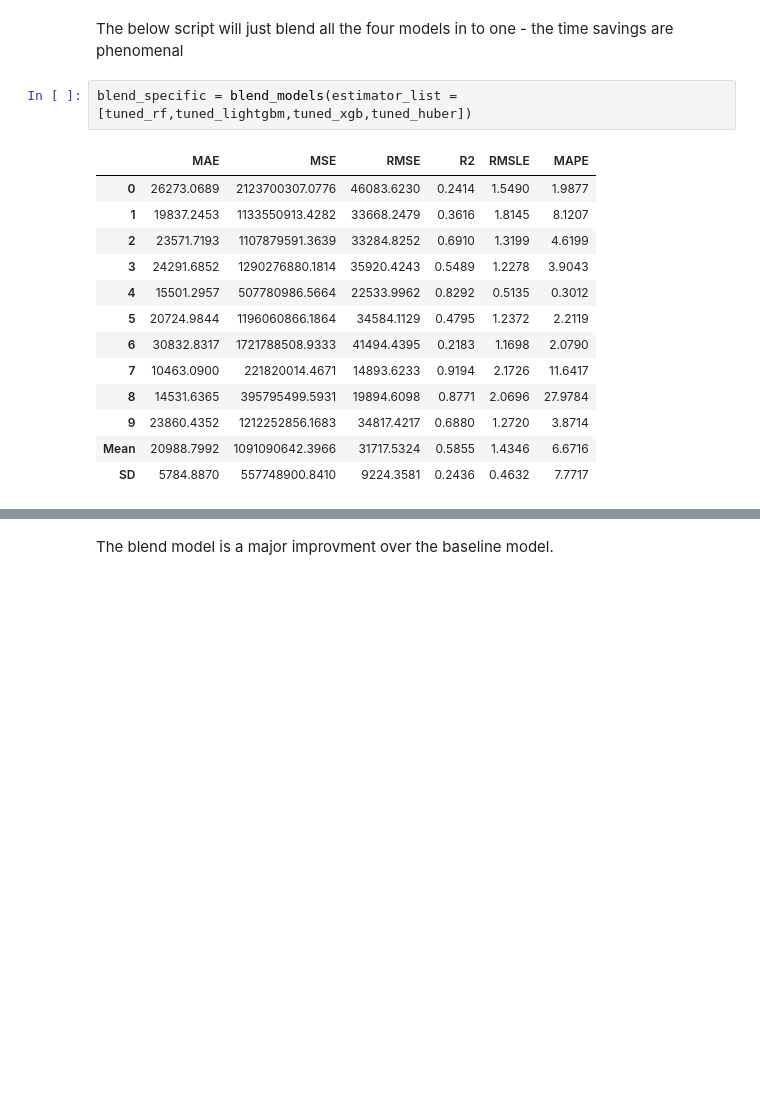
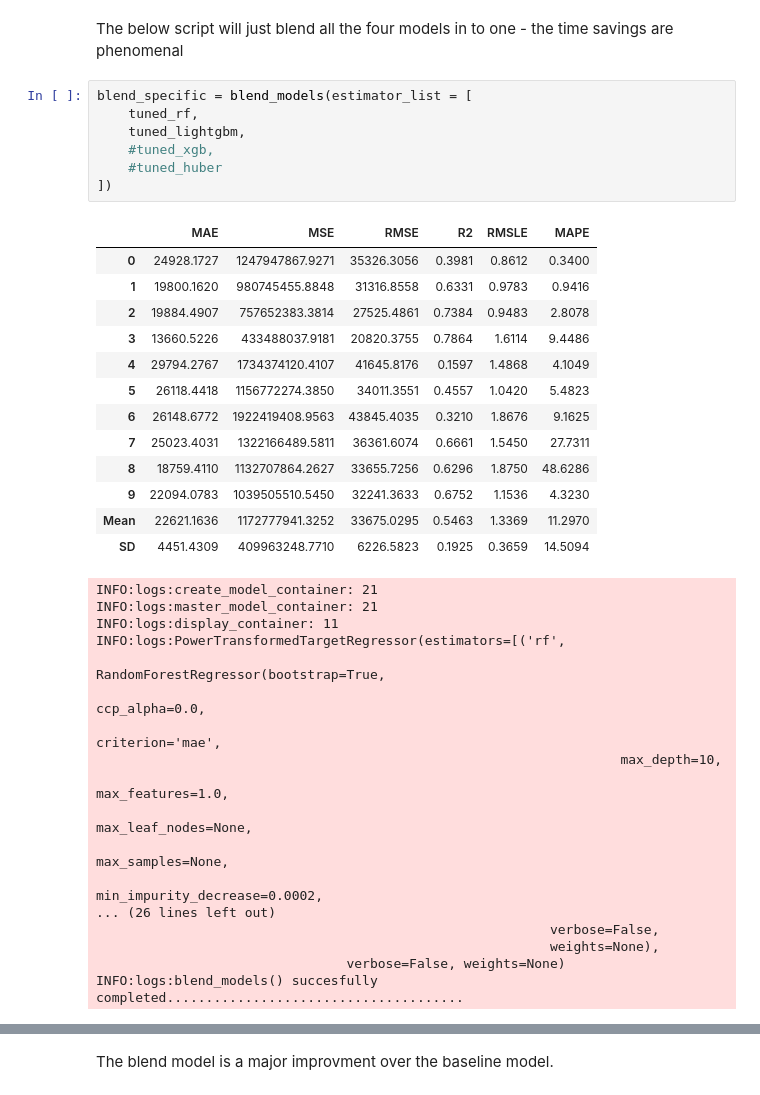
Before and after one commit to wilsonify/pycaret, a Jupyter notebook: examples/TimeSeries_Forecasting.ipynb, the cells around one changed output, grey strips where cells are left out. Cells and saved outputs as stored; diff of their text form; blank space fills up the shorter version.

```diff
--- a/examples/TimeSeries_Forecasting.ipynb
+++ b/examples/TimeSeries_Forecasting.ipynb
@@ -321,21 +672,43 @@ plot_model(tuned_huber)
 # %% [markdown]
 The below script will just blend all the four models in to one - the time savings are phenomenal
 # %%
-blend_specific = blend_models(estimator_list = [tuned_rf,tuned_lightgbm,tuned_xgb,tuned_huber])
+blend_specific = blend_models(estimator_list = [
+    tuned_rf,
+    tuned_lightgbm,
+    #tuned_xgb,
+    #tuned_huber
+])
 # %% [output]
 |  | MAE | MSE | RMSE | R2 | RMSLE | MAPE |
-| 0 | 26273.0689 | 2123700307.0776 | 46083.6230 | 0.2414 | 1.5490 | 1.9877 |
-| 1 | 19837.2453 | 1133550913.4282 | 33668.2479 | 0.3616 | 1.8145 | 8.1207 |
-| 2 | 23571.7193 | 1107879591.3639 | 33284.8252 | 0.6910 | 1.3199 | 4.6199 |
-| 3 | 24291.6852 | 1290276880.1814 | 35920.4243 | 0.5489 | 1.2278 | 3.9043 |
-| 4 | 15501.2957 | 507780986.5664 | 22533.9962 | 0.8292 | 0.5135 | 0.3012 |
-| 5 | 20724.9844 | 1196060866.1864 | 34584.1129 | 0.4795 | 1.2372 | 2.2119 |
-| 6 | 30832.8317 | 1721788508.9333 | 41494.4395 | 0.2183 | 1.1698 | 2.0790 |
-| 7 | 10463.0900 | 221820014.4671 | 14893.6233 | 0.9194 | 2.1726 | 11.6417 |
-| 8 | 14531.6365 | 395795499.5931 | 19894.6098 | 0.8771 | 2.0696 | 27.9784 |
-| 9 | 23860.4352 | 1212252856.1683 | 34817.4217 | 0.6880 | 1.2720 | 3.8714 |
-| Mean | 20988.7992 | 1091090642.3966 | 31717.5324 | 0.5855 | 1.4346 | 6.6716 |
-| SD | 5784.8870 | 557748900.8410 | 9224.3581 | 0.2436 | 0.4632 | 7.7717 |
+| 0 | 24928.1727 | 1247947867.9271 | 35326.3056 | 0.3981 | 0.8612 | 0.3400 |
+| 1 | 19800.1620 | 980745455.8848 | 31316.8558 | 0.6331 | 0.9783 | 0.9416 |
+| 2 | 19884.4907 | 757652383.3814 | 27525.4861 | 0.7384 | 0.9483 | 2.8078 |
+| 3 | 13660.5226 | 433488037.9181 | 20820.3755 | 0.7864 | 1.6114 | 9.4486 |
+| 4 | 29794.2767 | 1734374120.4107 | 41645.8176 | 0.1597 | 1.4868 | 4.1049 |
+| 5 | 26118.4418 | 1156772274.3850 | 34011.3551 | 0.4557 | 1.0420 | 5.4823 |
+| 6 | 26148.6772 | 1922419408.9563 | 43845.4035 | 0.3210 | 1.8676 | 9.1625 |
+| 7 | 25023.4031 | 1322166489.5811 | 36361.6074 | 0.6661 | 1.5450 | 27.7311 |
+| 8 | 18759.4110 | 1132707864.2627 | 33655.7256 | 0.6296 | 1.8750 | 48.6286 |
+| 9 | 22094.0783 | 1039505510.5450 | 32241.3633 | 0.6752 | 1.1536 | 4.3230 |
+| Mean | 22621.1636 | 1172777941.3252 | 33675.0295 | 0.5463 | 1.3369 | 11.2970 |
+| SD | 4451.4309 | 409963248.7710 | 6226.5823 | 0.1925 | 0.3659 | 14.5094 |
+INFO:logs:create_model_container: 21
+INFO:logs:master_model_container: 21
+INFO:logs:display_container: 11
+INFO:logs:PowerTransformedTargetRegressor(estimators=[('rf',
+                                             RandomForestRegressor(bootstrap=True,
+                                                                   ccp_alpha=0.0,
+                                                                   criterion='mae',
+                                                                   max_depth=10,
+                                                                   max_features=1.0,
+                                                                   max_leaf_nodes=None,
+                                                                   max_samples=None,
+                                                                   min_impurity_decrease=0.0002,
+... (26 lines left out)
+                                                          verbose=False,
+                                                          weights=None),
+                                verbose=False, weights=None)
+INFO:logs:blend_models() succesfully completed......................................
 # %%
 predict_model(blend_specific);
 # %% [output]
```
Also changed, not shown: parts of 68 cells of this notebook.
